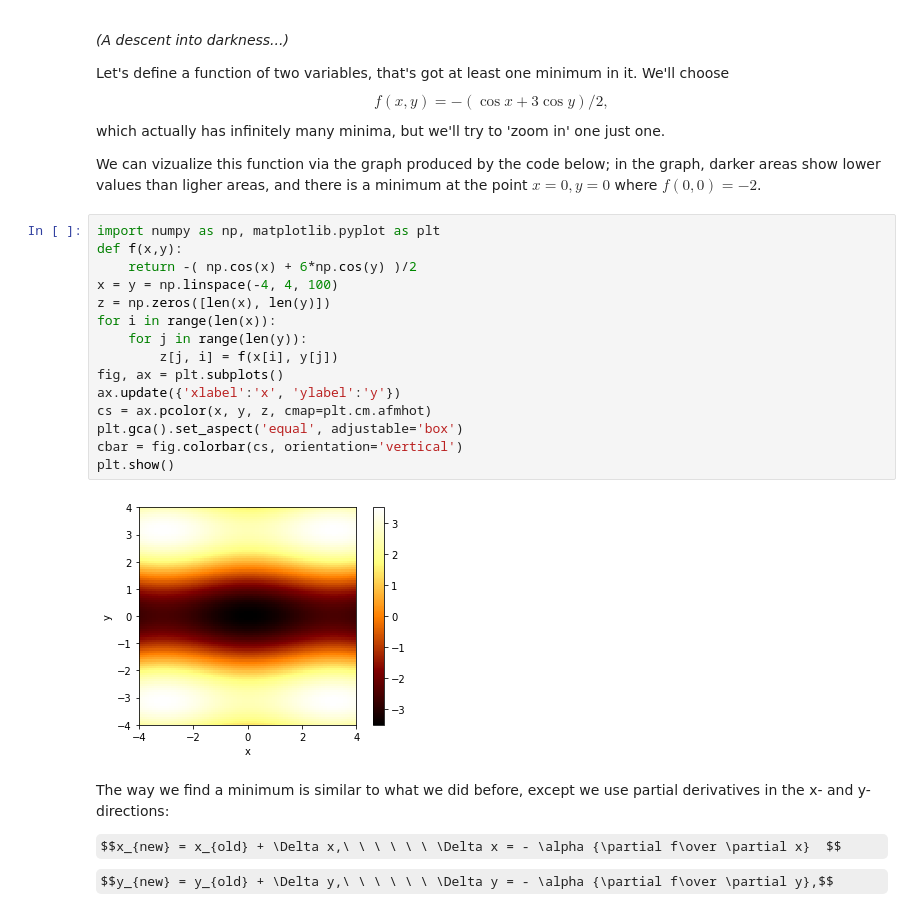
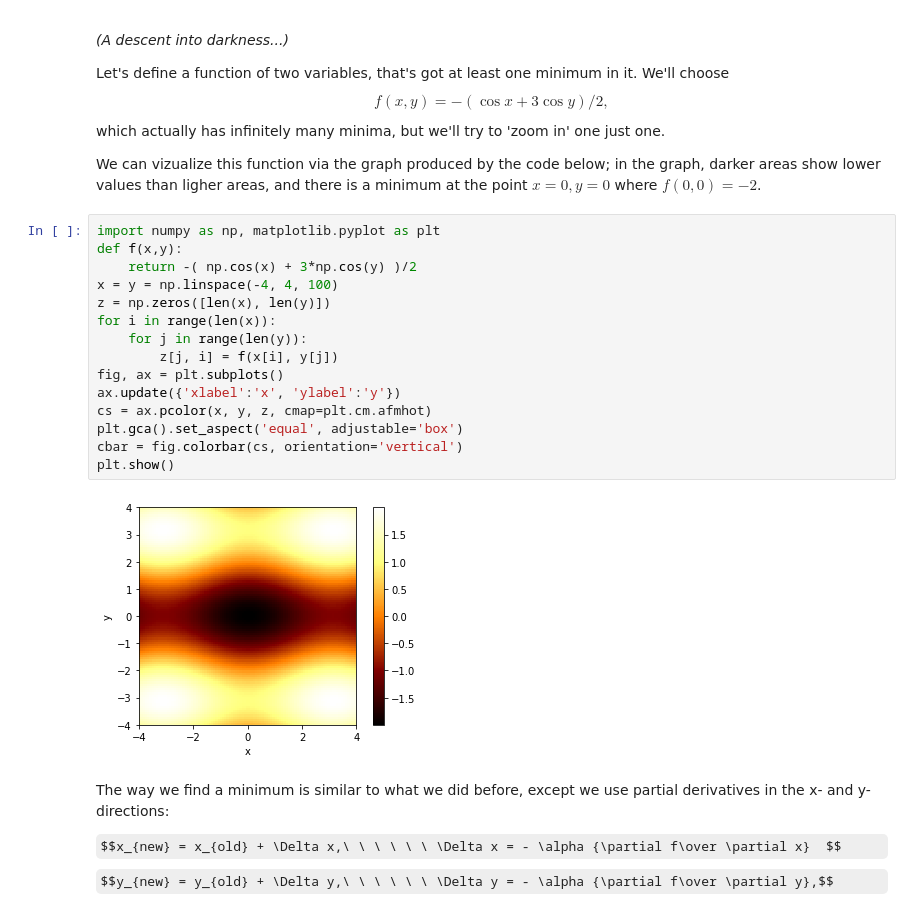
Before and after one commit to drscotthawley/machinelearningfoundations, a Jupyter notebook: Ia-FollowingGravity.ipynb, the cells around one changed output. Cells and saved outputs as stored; diff of their text form; some formulas as TeX source.

```diff
--- a/Ia-FollowingGravity.ipynb
+++ b/Ia-FollowingGravity.ipynb
@@ -302,20 +302,20 @@ We can vizualize this function via the graph produced by the code below; in the
 # %%
 import numpy as np, matplotlib.pyplot as plt
 def f(x,y):
-    return -( np.cos(x) + 6*np.cos(y) )/2
+    return -( np.cos(x) + 3*np.cos(y) )/2
 x = y = np.linspace(-4, 4, 100)
 z = np.zeros([len(x), len(y)])
 for i in range(len(x)):
     for j in range(len(y)):
         z[j, i] = f(x[i], y[j])
 fig, ax = plt.subplots()
 ax.update({'xlabel':'x', 'ylabel':'y'})
 cs = ax.pcolor(x, y, z, cmap=plt.cm.afmhot)
 plt.gca().set_aspect('equal', adjustable='box')
 cbar = fig.colorbar(cs, orientation='vertical')
 plt.show()
 # %% [output]
-[figure, old version]
+[figure, new version]
 # %% [markdown]
 The way we find a minimum is similar to what we did before, except we use partial derivatives in the x- and y-directions:
 
```
Also changed, not shown: parts of 2 cells of this notebook.
